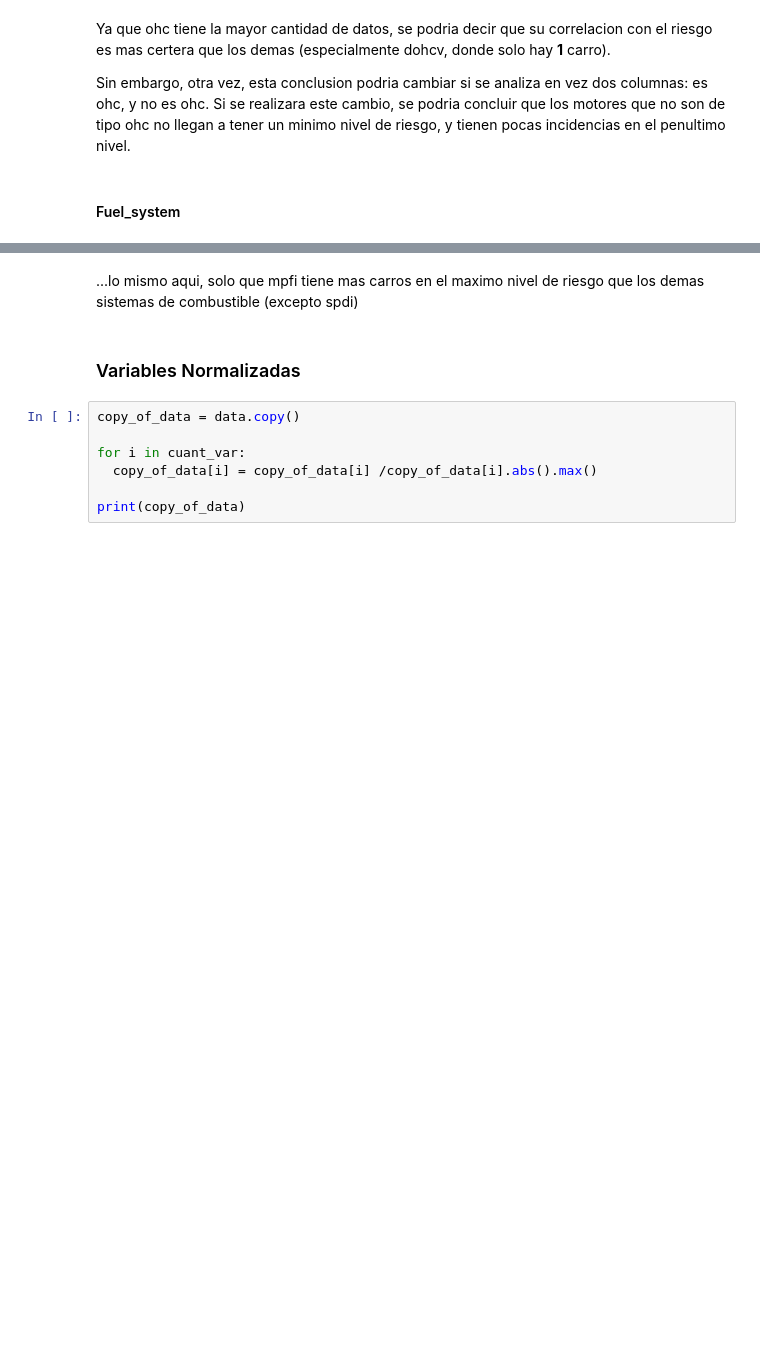
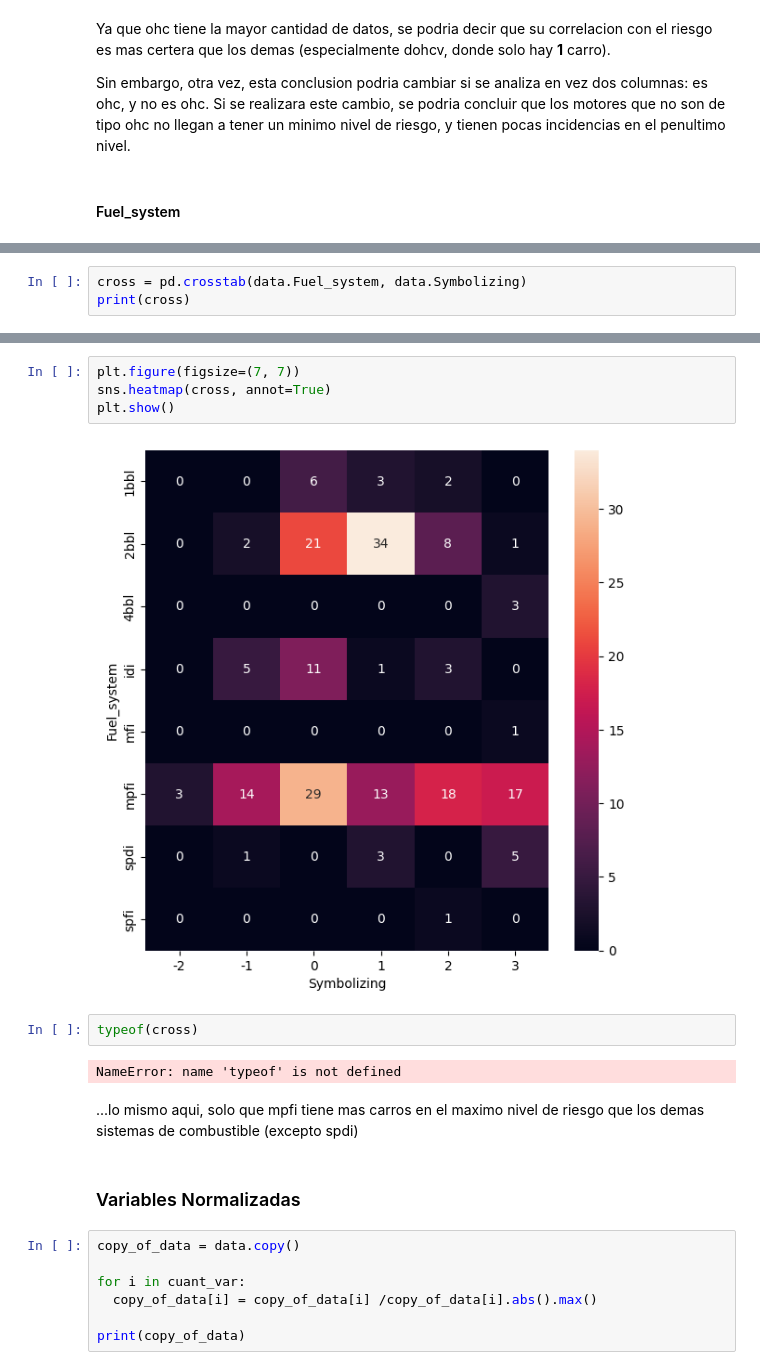
Before and after one commit to SebastianMosqueraCaicedo/ana-datos-riesgo, a Jupyter notebook: Proyect_Agredo_Mosquera.ipynb, the cells around one changed output, grey strips where cells are left out. Saved outputs shown, nothing was run; the diff lists cells and outputs as text; blank space fills up the shorter version.

```diff
--- a/Proyect_Agredo_Mosquera.ipynb
+++ b/Proyect_Agredo_Mosquera.ipynb
@@ -611,0 +626,3 @@ ax.set_ylabel('Riesgo');
+# %%
+cross = pd.crosstab(data.Fuel_system, data.Symbolizing)
+print(cross)
@@ -612,3 +640,13 @@ ax.set_ylabel('Riesgo');
+# %%
+plt.figure(figsize=(7, 7))
+sns.heatmap(cross, annot=True)
+plt.show()
+# %% [output]
+[figure, added]
+# %%
+typeof(cross)
+# %% [output]
+NameError: name 'typeof' is not defined
 # %% [markdown]
 ...lo mismo aqui, solo que mpfi tiene mas carros en el maximo nivel de riesgo que los demas sistemas de combustible (excepto spdi)
 # %% [markdown]
```
Also changed, not shown: parts of 75 cells of this notebook.
